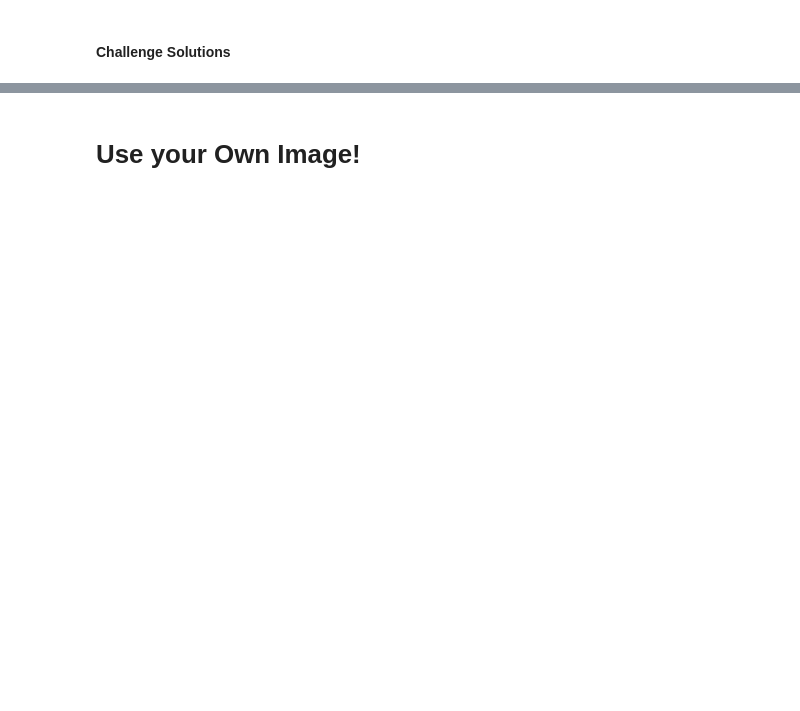
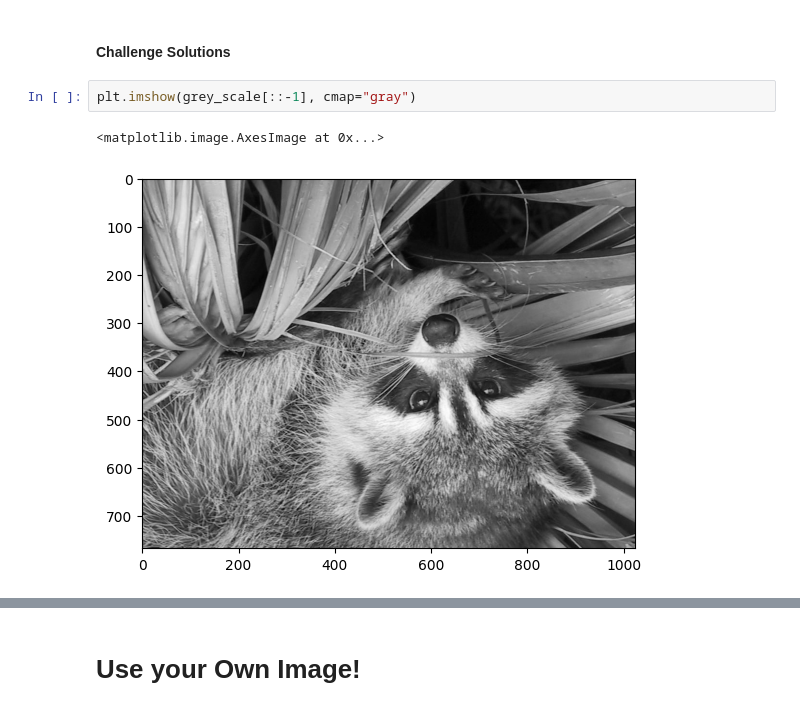
Before and after one commit to joaoLouceiro/100_days_python, a Jupyter notebook: day_77_numpy_and_ndarrays/Computation_with_NumPy_and_N_Dimensional_Arrays_(start).ipynb, the cells around one changed output, grey strips where cells are left out. Drawn from its saved outputs; the diff is of its cells as text; blank space fills up the shorter version.

```diff
--- a/day_77_numpy_and_ndarrays/Computation_with_NumPy_and_N_Dimensional_Arrays_(start).ipynb
+++ b/day_77_numpy_and_ndarrays/Computation_with_NumPy_and_N_Dimensional_Arrays_(start).ipynb
@@ -291,3 +312,8 @@ grey_vals = np.array([0.2126, 0.7152, 0.0722])
 <img src=https://i.imgur.com/cfFbuex.png>
 # %% [markdown]
 #### Challenge Solutions
+# %%
+plt.imshow(grey_scale[::-1], cmap="gray")
+# %% [output]
+<matplotlib.image.AxesImage at 0x...>
+[figure, added]
```
Also changed, not shown: parts of 17 cells of this notebook, 1 other file.
